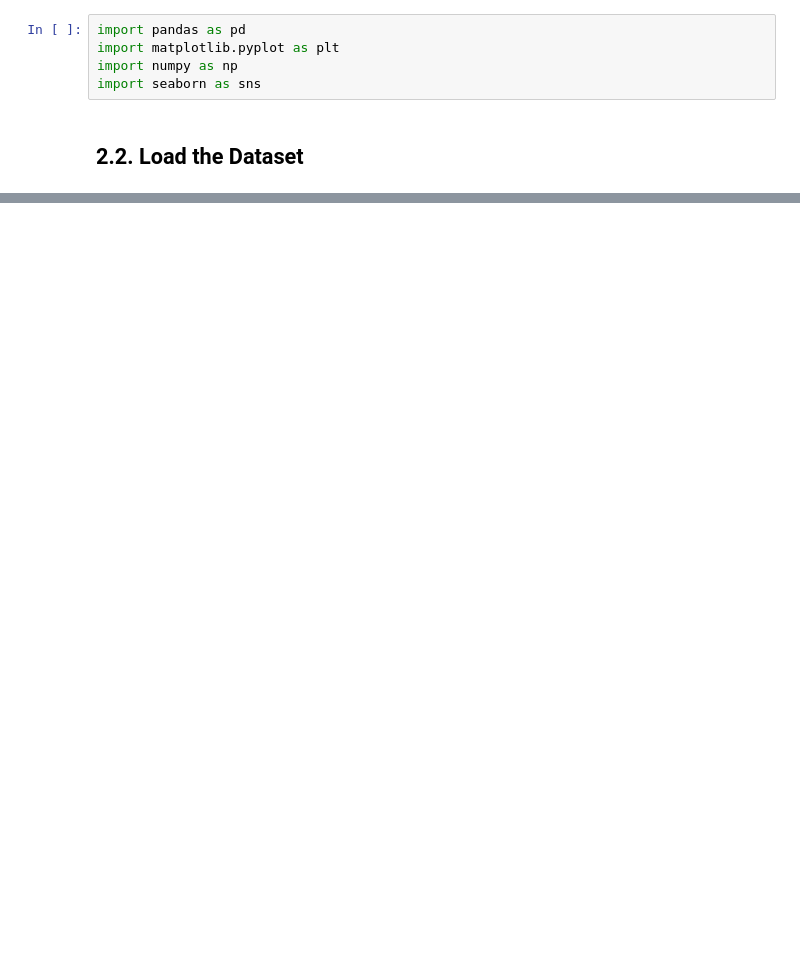
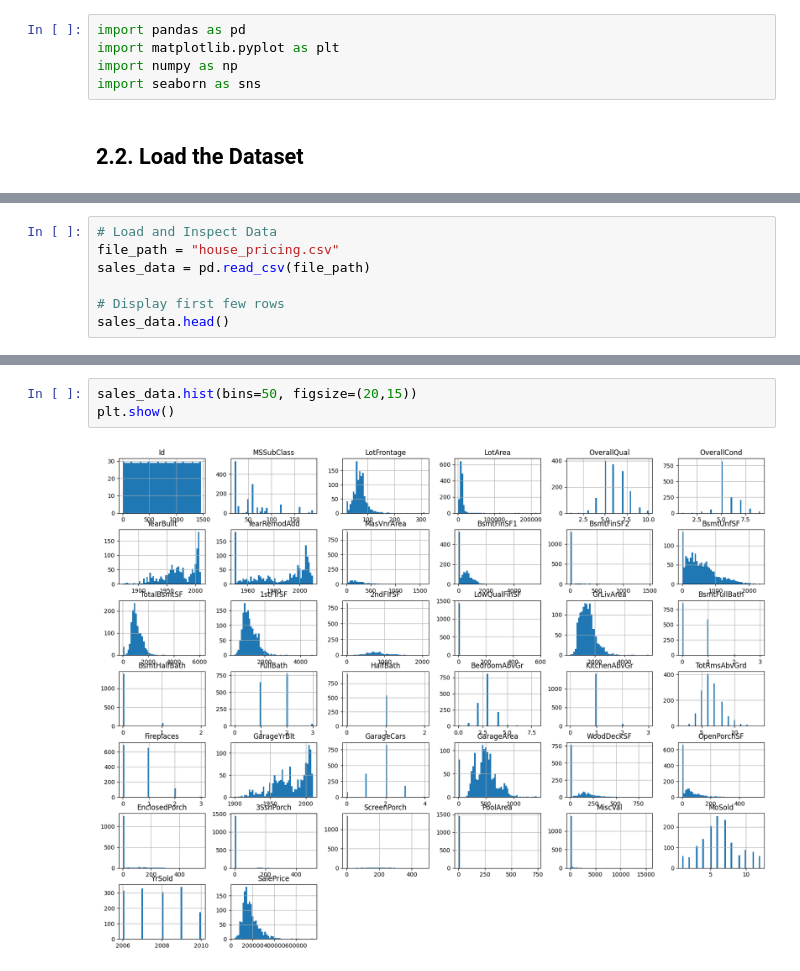
Before and after one commit to sgirabin/nyp-iti103-assignment, a Jupyter notebook: ITI103_Assignment1_IsakRabin_4466624P.ipynb, the cells around one changed output, grey strips where cells are left out. Drawn from its saved outputs; the diff is of its cells as text; blank space fills up the shorter version.

```diff
--- a/ITI103_Assignment1_IsakRabin_4466624P.ipynb
+++ b/ITI103_Assignment1_IsakRabin_4466624P.ipynb
@@ -94,0 +181,7 @@ import seaborn as sns
+# %%
+# Load and Inspect Data
+file_path = "house_pricing.csv"
+sales_data = pd.read_csv(file_path)
+
+# Display first few rows
+sales_data.head()
@@ -94,0 +303,5 @@ import seaborn as sns
+# %%
+sales_data.hist(bins=50, figsize=(20,15))
+plt.show()
+# %% [output]
+[figure, added]
```
Also changed, not shown: parts of 88 cells of this notebook.
